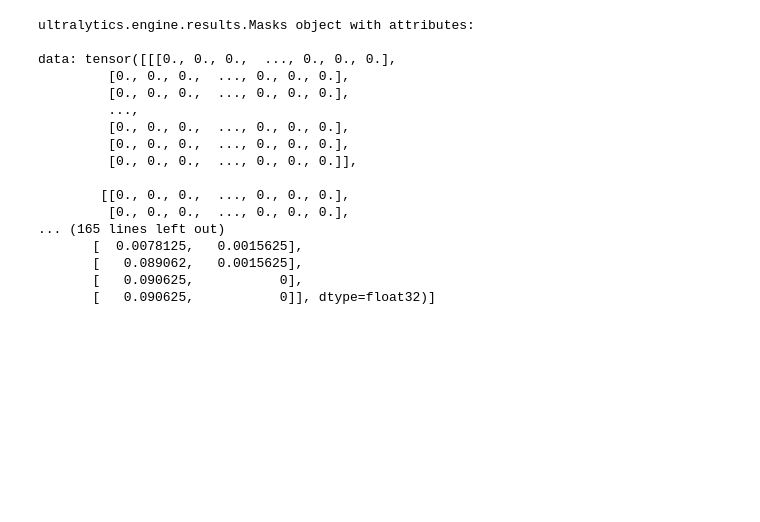
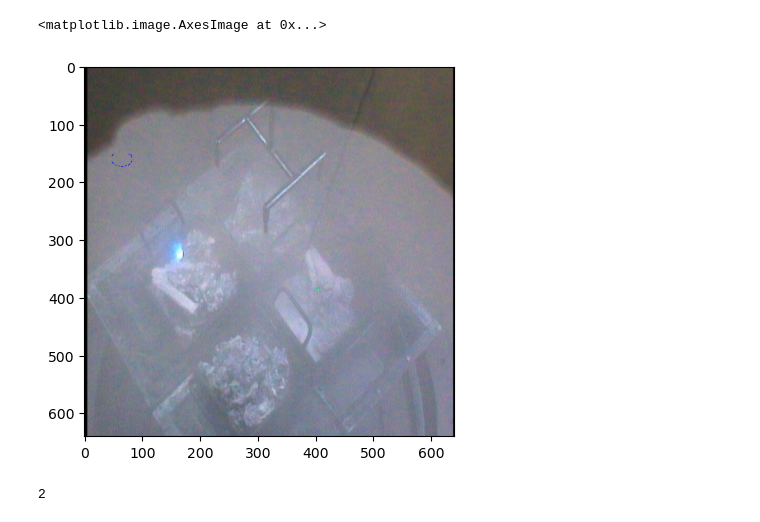
Before and after one commit to muthuganeshece/CVProjects, a Jupyter notebook: SodiumDisposal/Notebook/YOLOv8_Inference.ipynb, the cells around one changed output. Cells and saved outputs as stored; diff of their text form; code cells hidden in the pictures; blank space fills up the shorter version.

```diff
--- a/SodiumDisposal/Notebook/YOLOv8_Inference.ipynb
+++ b/SodiumDisposal/Notebook/YOLOv8_Inference.ipynb
@@ -12,0 +116,25 @@ model = YOLO('best.pt')
+# %%
+while True:
+    ret, frame = video.read()
+    if ret:
+        if count_frame > 10 and count_frame < 20:
+            img_resize = cv.resize(frame, (width, height), interpolation = cv.INTER_LINEAR)
+            results = model(img_resize, conf=0.3)
+            if results[0].masks is not None:
+                mask_img = np.any(np.array(results[0].masks[:].data), axis=0)
+                orig_img = img_resize #results[0].orig_img
+                mask_img_3 = np.stack([mask_img, np.zeros(mask_img.shape), np.zeros(mask_img.shape)], axis=2)
+                mask_inv = np.logical_not(np.stack([mask_img, mask_img, mask_img], axis=2))
+                temp_image = np.zeros(orig_img.shape)
+                temp_image = mask_inv * orig_img
+                temp_image += (mask_img_3 * 255).astype('uint8')
+            else:
+                temp_image = img_resize
+
+            out.write(temp_image)
+
+        count_frame += 1
+    else:
+        break
+out.release()
+video.release()
@@ -12,0 +148,17 @@ model = YOLO('best.pt')
+# %%
+for i in range(10):
+    FileName = Files[i]
+    raw_img = cv.imread(Directory + "/" + FileName)
+    img_resize = cv.resize(raw_img, (width, height), interpolation = cv.INTER_LINEAR)
+    results = model(img_resize, conf=0.3)
+    mask_img = np.any(np.array(results[0].masks[:].data), axis=0)
+    orig_img = img_resize #results[0].orig_img
+    mask_img_3 = np.stack([mask_img, np.zeros(mask_img.shape), np.zeros(mask_img.shape)], axis=2)
+    mask_inv = np.logical_not(np.stack([mask_img, mask_img, mask_img], axis=2))
+    temp_image = np.zeros(orig_img.shape)
+    temp_image = mask_inv * orig_img
+    temp_image += (mask_img_3 * 255).astype('uint8')
+
+    out.write(temp_image)
+
+out.release()
@@ -21,23 +225,12 @@ Results saved to runs\segment\predict2
+# %%
+plt.imshow(img_resize)
+# %% [output]
+<matplotlib.image.AxesImage at 0x...>
+[figure, added]
 # %%
-results[0].masks
+len(results[0].masks.xy)
 # %% [output]
-ultralytics.engine.results.Masks object with attributes:
-
-data: tensor([[[0., 0., 0.,  ..., 0., 0., 0.],
-         [0., 0., 0.,  ..., 0., 0., 0.],
-         [0., 0., 0.,  ..., 0., 0., 0.],
-         ...,
-         [0., 0., 0.,  ..., 0., 0., 0.],
-         [0., 0., 0.,  ..., 0., 0., 0.],
-         [0., 0., 0.,  ..., 0., 0., 0.]],
-
-        [[0., 0., 0.,  ..., 0., 0., 0.],
-         [0., 0., 0.,  ..., 0., 0., 0.],
-... (165 lines left out)
-       [  0.0078125,   0.0015625],
-       [   0.089062,   0.0015625],
-       [   0.090625,           0],
-       [   0.090625,           0]], dtype=float32)]
+2
 # %%
 results
 # %% [output]
```
Also changed, not shown: parts of 39 cells of this notebook.
